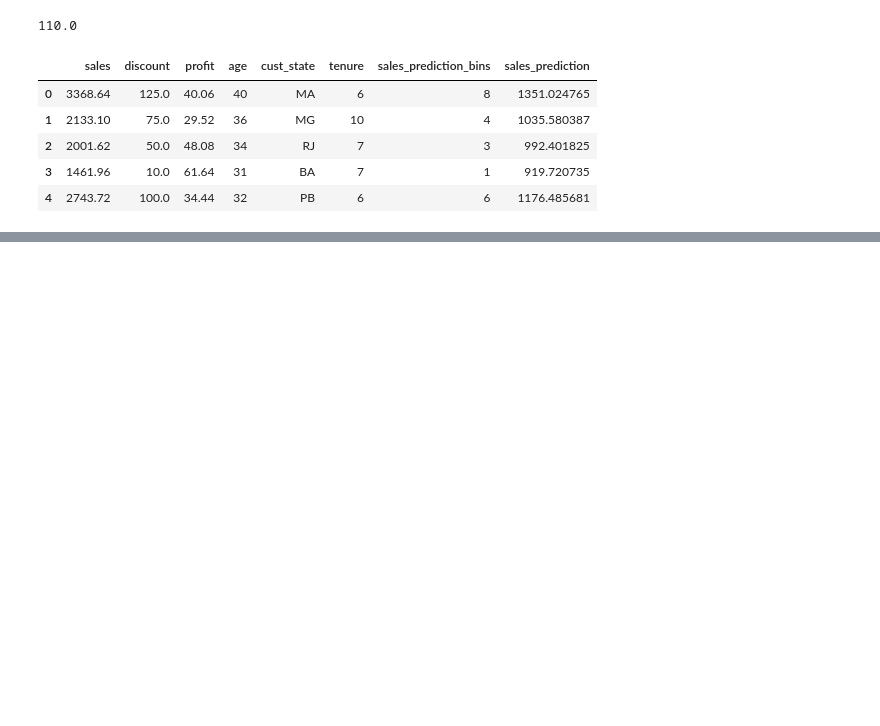
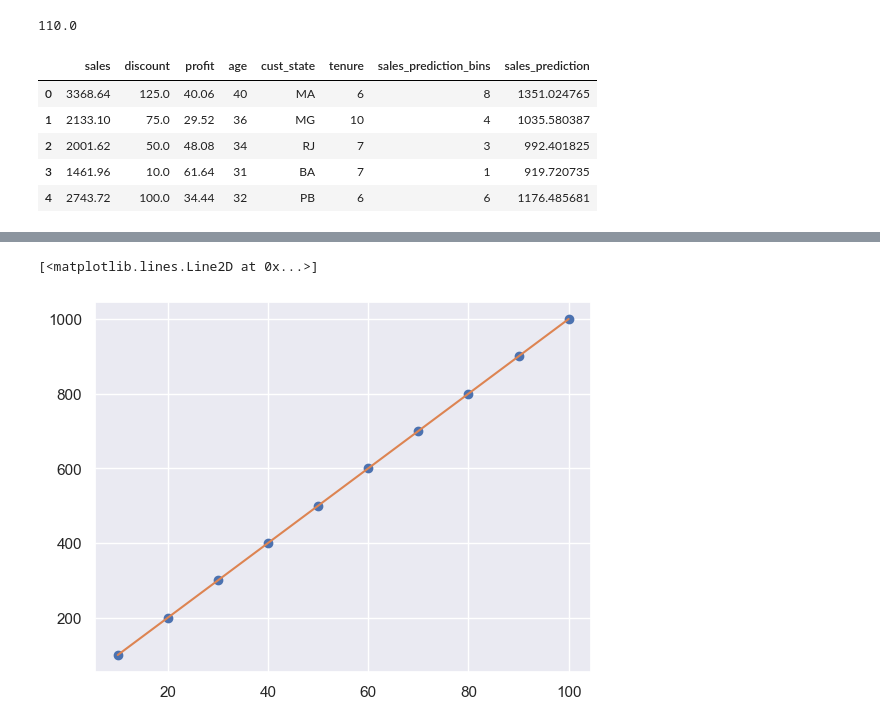
Before and after one commit to oscar-esvi/Predicting-the-Profitability-of-Discounts, a Jupyter notebook: Estimating_the_Profitability_of_Discounts.ipynb, the cells around one changed output, grey strips where cells are left out. Cells and saved outputs as stored; diff of their text form; code cells hidden in the pictures; blank space fills up the shorter version.

Commit message:
Editing OLS graphs

```diff
--- a/Estimating_the_Profitability_of_Discounts.ipynb
+++ b/Estimating_the_Profitability_of_Discounts.ipynb
@@ -129,4 +130,16 @@ Covariance Type:            nonrobust
 
 Notes:
 [1] Standard Errors assume that the covariance matrix of the errors is correctly specified.
+# %%
+# It is a good fit since R-squared is 0.809, which is pretty close to 1 and the linear regresion graph confirms it
+x = np.array([10,20,30,40,50,60,70,80,90,100])
+y = np.array([100,200,300,400,500,600,700,800,900,1000])
+plt.plot(x,y,'o')
+m = 21.9248
+b = 804.5246
+m,b = np.polyfit(x,y,1)
+plt.plot(x,m*x+b)
+# %% [output]
+[<matplotlib.lines.Line2D at 0x...>]
+[figure, added]
 # %%
```
Also changed, not shown: parts of 16 cells of this notebook.
